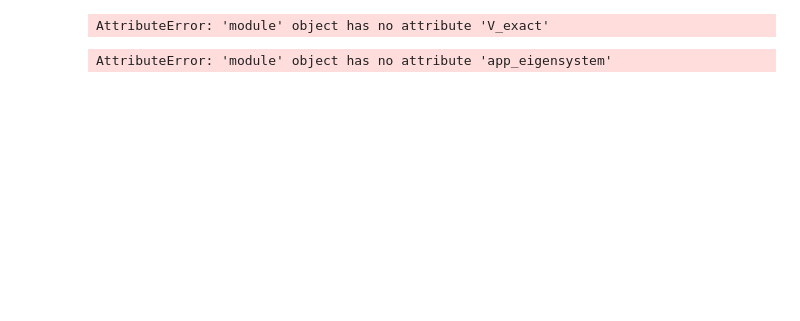
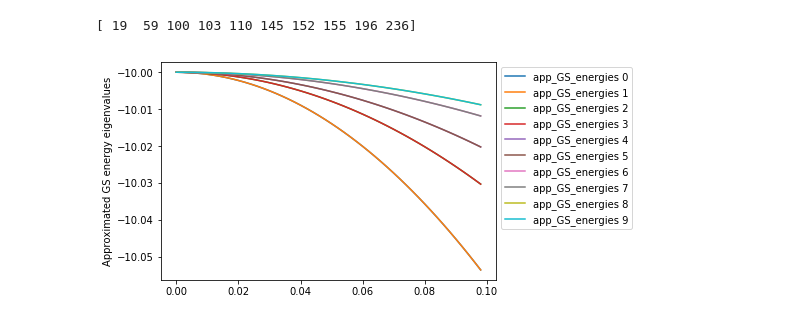
Before and after one commit to youtao1999/tfim_perturbation, a Jupyter notebook: tfim_analysis.ipynb, the cells around one changed output. Drawn from its saved outputs; the diff is of its cells as text; code cells hidden in the pictures; blank space fills up the shorter version.

```diff
--- a/tfim_analysis.ipynb
+++ b/tfim_analysis.ipynb
@@ -10,9 +10,9 @@ from scipy import optimize
 import progressbar
 # %%
 # Initial system specification
-L = [4]
-Jij_seed = 7
-h_x_range = np.arange(0, 0.1, 0.001)
+L = [8]
+Jij_seed = 9
+h_x_range = np.arange(0, 0.1, 0.002)
 # %%
 PBC = True
 J = 1
@@ -25,7 +25,7 @@ basis = tfim.IsingBasis(lattice)
 ###################################
 
 #construct random J matrix
-Jij = tfim.Jij_instance(N,J,"bimodal",7)
+Jij = tfim.Jij_instance(N,J,"bimodal",Jij_seed)
 # %%
 # List out all the spin_states, corresponding indices and energies
 Energies = -tfim.JZZ_SK_ME(basis,Jij)
@@ -54,22 +55,22 @@ for index in range(2**N):
 
 GS_energy, GS_indices = tfim_perturbation.GS(Energies)
 
-H_0 = tfim_perturbation.H_0(GS_energy, GS_indices)
+H_app_0 = tfim_perturbation.H_app_0(GS_energy, GS_indices)
 
 H_app_1 = tfim_perturbation.H_app_1(basis, GS_indices, N)
 
 H_app_2 = tfim_perturbation.H_app_2(basis, Jij, GS_indices, N, GS_energy)
+
+print GS_indices
+# %% [output]
+[ 19  59 100 103 110 145 152 155 196 236]
 # %%
 # Build exact matrix
-V_exc = tfim_perturbation.V_exact(basis)
+V_exc = tfim_perturbation.V_exact(basis, lattice)
 
 H_0_exc = tfim_perturbation.H_0_exact(Energies)
-# %% [output]
-AttributeError: 'module' object has no attribute 'V_exact'
 # %%
 # Calculate approximated eigenvalues and eigenstates for range(h_x)
-app_eigenvalues, app_eigenstates = tfim_perturbation.app_eigensystem(GS_indices, h_x_range)
+app_eigenvalues, app_eigenstates = tfim_perturbation.app_eigensystem(GS_indices, GS_energy, h_x_range, J, N, basis, Jij)
-# %% [output]
-AttributeError: 'module' object has no attribute 'app_eigensystem'
 # %%
 # Calculate exact eigenvalues and eigenstates for range(h_x)
@@ -77,10 +97,12 @@ exc_eigenvalues, exc_eigenstates = tfim_perturbation.exc_eigensystem(GS_indices,
 # %%
 # Plot app GS energy vs h_x
 for i in range(len(GS_indices)):
-    app_GS_energy_plot = plt.plot(h_x_range, app_eigenvalues[i])
-
+    app_GS_energy_plot = plt.plot(h_x_range, app_eigenvalues[i],label = 'app_GS_energies ' + str(i))
+    plt.legend(loc = 'best', bbox_to_anchor=(1, 1), ncol = 1)
 plt.ylabel("Approximated GS energy eigenvalues")
 plt.show(app_GS_energy_plot)
+# %% [output]
+[figure, added]
 # %%
 # Plot exc GS energy vs h_x
 for i in range(len(GS_indices)):
```
Also changed, not shown: parts of 13 cells of this notebook, 4 other files.
